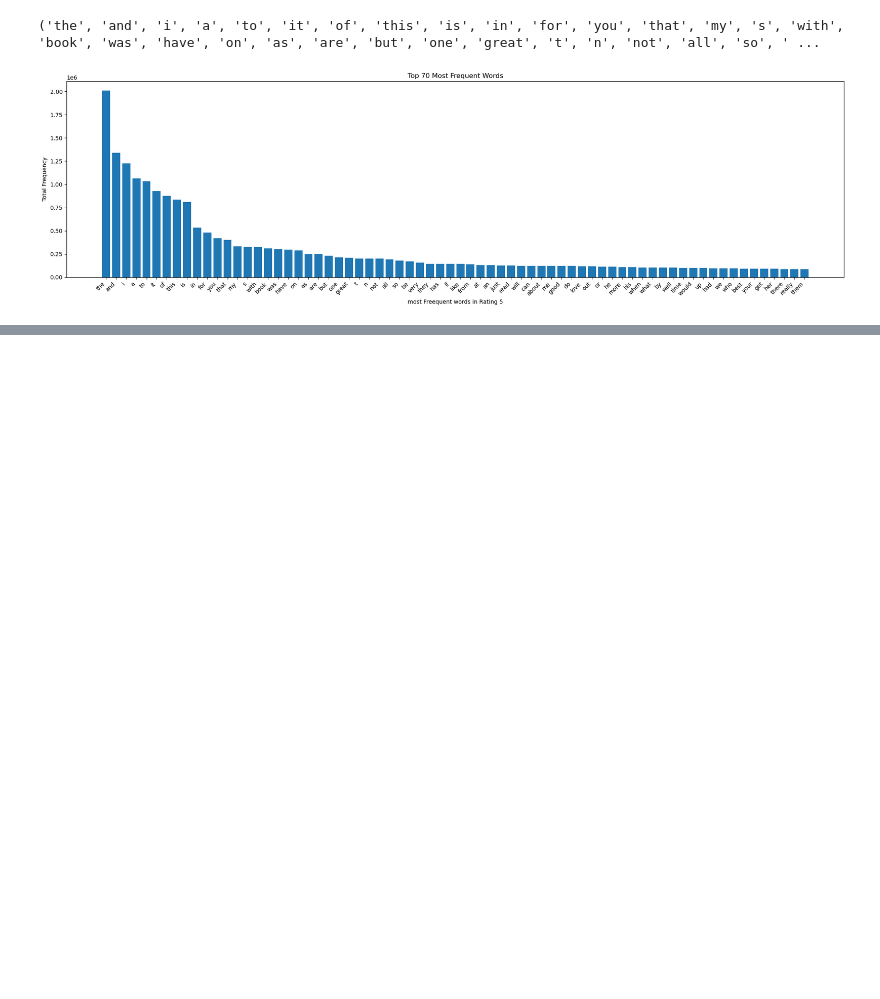
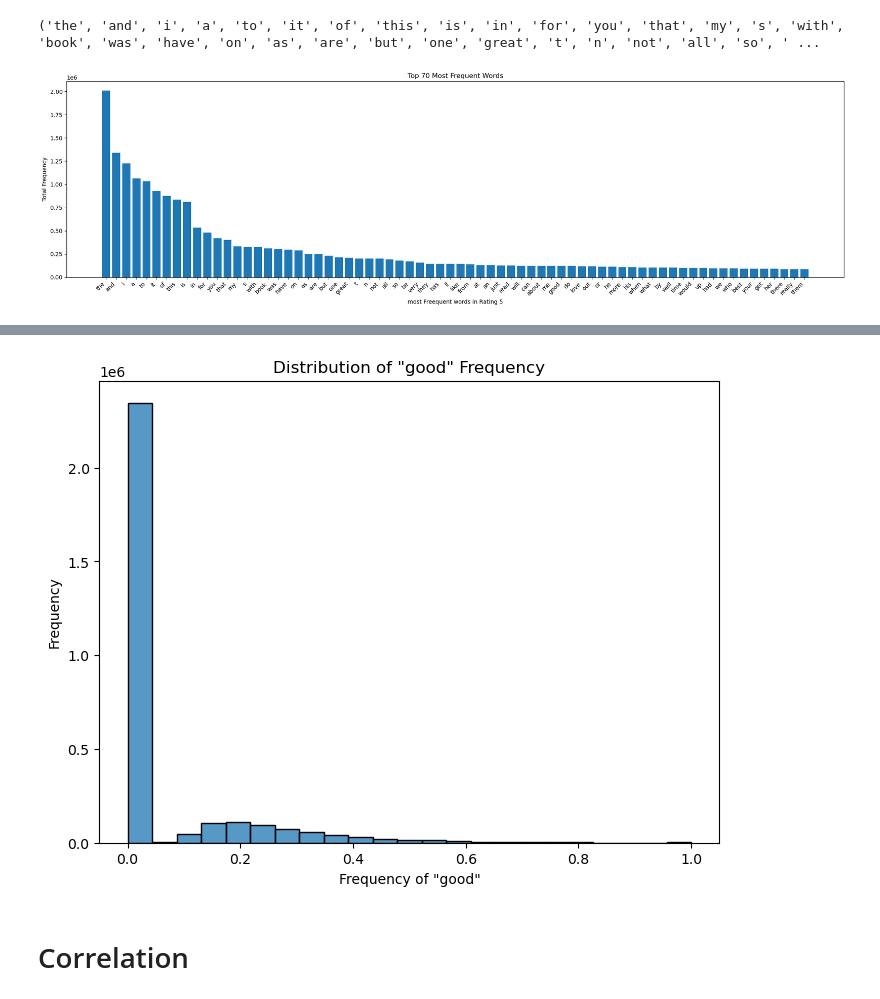
Before and after one commit to nishamizh/ReviewAnalysis-Capstone2, a Jupyter notebook: EDA-NLP.ipynb, the cells around one changed output, grey strips where cells are left out. Cells and saved outputs as stored; diff of their text form; code cells hidden in the pictures; blank space fills up the shorter version.

```diff
--- a/EDA-NLP.ipynb
+++ b/EDA-NLP.ipynb
@@ -272,0 +329,11 @@ get_top_most_frequent_words(data[data['Rating']==5]['Review_word_tokenize'],70,
+# %%
+plt.figure(figsize=(8, 6))
+sns.histplot(data['good'], kde=False)
+plt.title('Distribution of "good" Frequency')
+plt.xlabel('Frequency of "good"')
+plt.ylabel('Frequency')
+plt.show()
+# %% [output]
+[figure, added]
+# %% [markdown]
+# Correlation
```
Also changed, not shown: parts of 36 cells of this notebook.
